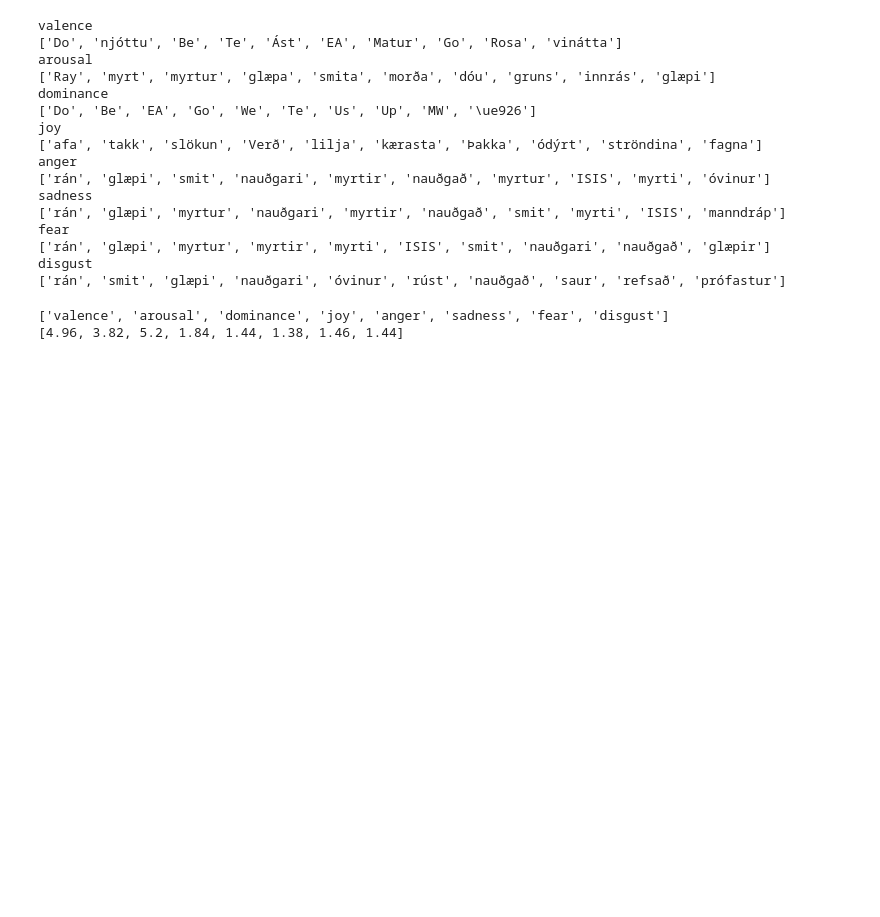
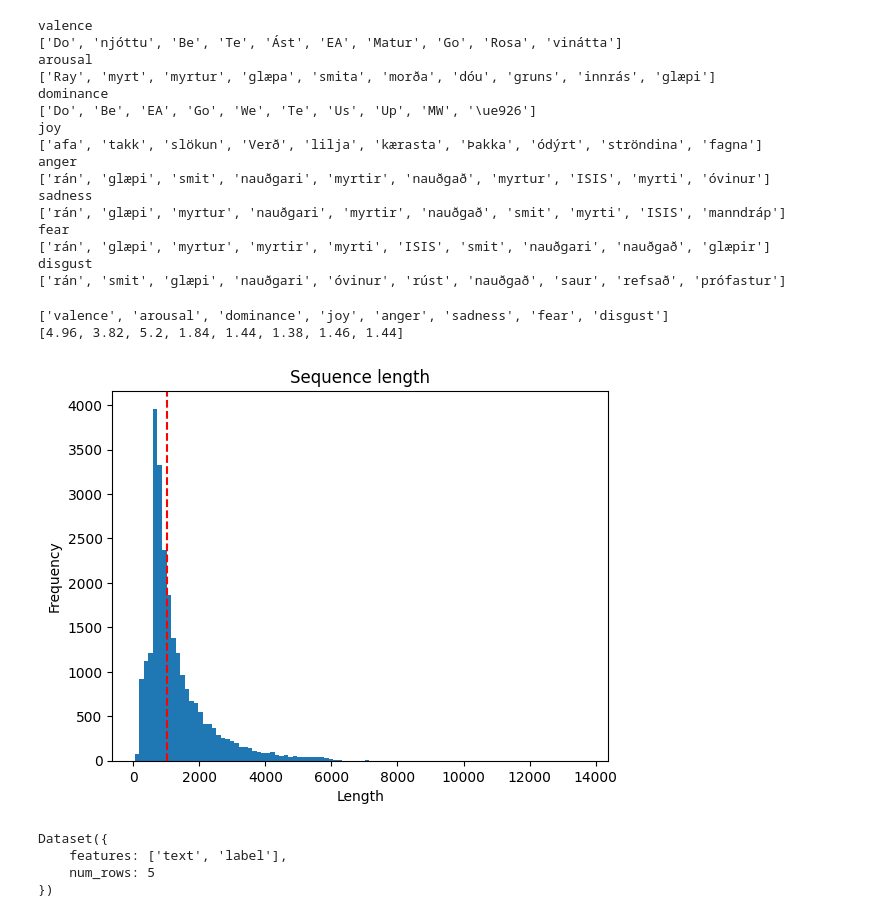
Before and after one commit to sigurdurhaukur/sentimental-analysis-isl, a Jupyter notebook: data_exploration.ipynb, the cells around one changed output. Cells and saved outputs as stored; diff of their text form; code cells hidden in the pictures; blank space fills up the shorter version.

```diff
--- a/data_exploration.ipynb
+++ b/data_exploration.ipynb
@@ -77,3 +77,51 @@ print(score)
 # %% [output]
 ['valence', 'arousal', 'dominance', 'joy', 'anger', 'sadness', 'fear', 'disgust']
 [4.96, 3.82, 5.2, 1.84, 1.44, 1.38, 1.46, 1.44]
+# %%
+from datasets import load_dataset
+ds = load_dataset("stanfordnlp/imdb")
+# %%
+from matplotlib import pyplot as plt
+
+def hist_plot(ds, max_seq_len=None):
+    seq_len = [len(x) for x in ds['train']['text']]
+    plt.hist(seq_len, bins=100)
+
+    if max_seq_len:
+        plt.axvline(x=max_seq_len, color='r', linestyle='--')
+
+    plt.title('Sequence length')
+    plt.xlabel('Length')
+    plt.ylabel('Frequency')
+    plt.show()
+
+hist_plot(ds, max_seq_len=1024)
+# %% [output]
+[figure, added]
+# %%
+# loop over the dataset, split on max_seq_len, copy the label
+from tqdm import tqdm
+import pandas as pd
+from datasets import Dataset
+
+def split_text(text, max_seq_len):
+    return [text[i:i + max_seq_len] for i in range(0, len(text), max_seq_len)]
+
+def split_dataset(dataset, max_seq_len):
+    new_dataset = []
+    for i in tqdm(range(len(dataset))):
+        text = dataset[i]['text']
+        label = dataset[i]['label']
+        for part in split_text(text, max_seq_len):
+            new_dataset.append({'text': part, 'label': label})
+    return new_dataset
+
+new_train = split_dataset(ds['train'], 1024)
+new_train = pd.DataFrame(new_train)
+new_train = Dataset.from_pandas(new_train)
+new_train.take(5)
+# %% [output]
+Dataset({
+    features: ['text', 'label'],
+    num_rows: 5
+})
```
Also changed, not shown: parts of 1 cell of this notebook, 2 other files.
